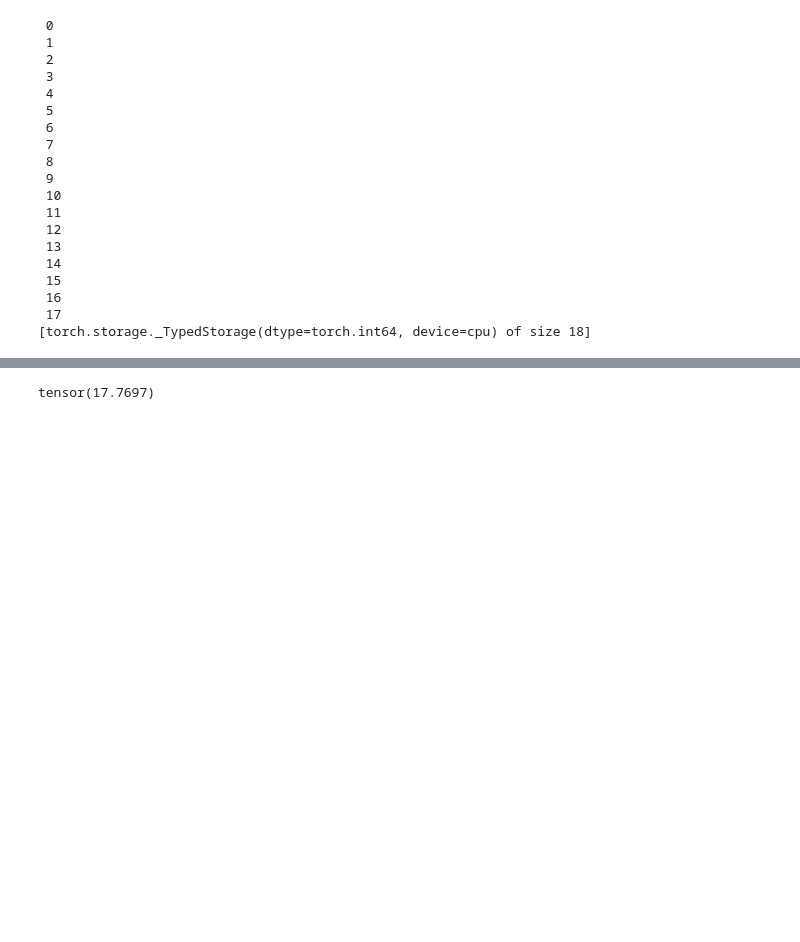
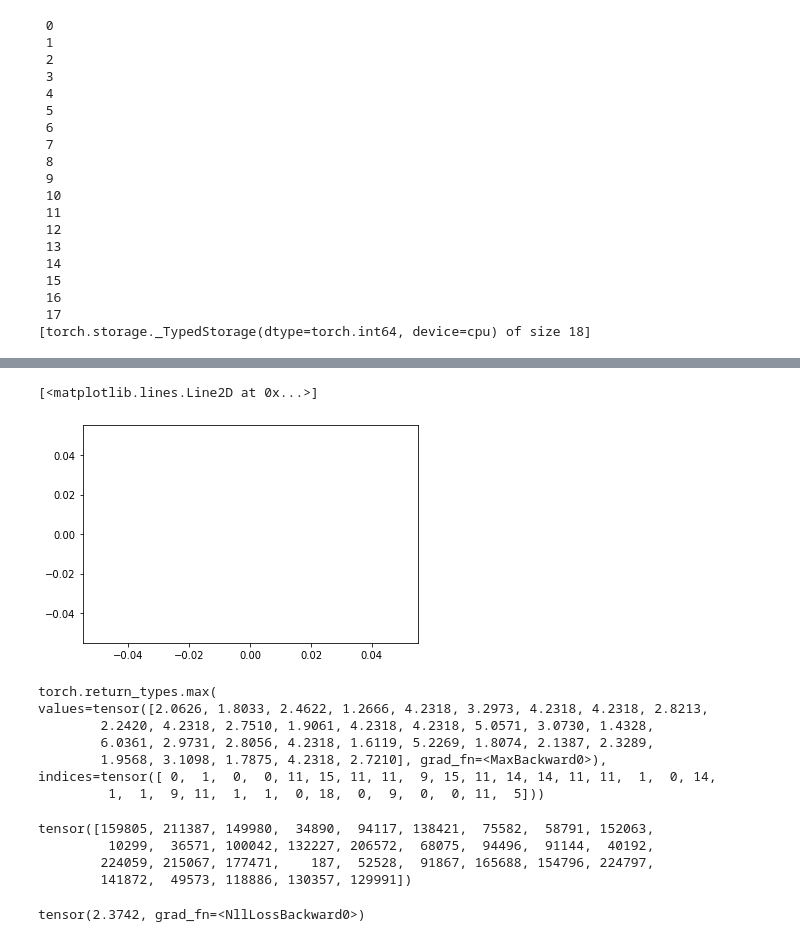
Before and after one commit to Meta-Sean/nn-zero-to-hero, a Jupyter notebook: follow-along/makemore_pt2.ipynb, the cells around one changed output, grey strips where cells are left out. Saved outputs shown, nothing was run; the diff lists cells and outputs as text; code cells hidden in the pictures; blank space fills up the shorter version.

```diff
--- a/follow-along/makemore_pt2.ipynb
+++ b/follow-along/makemore_pt2.ipynb
@@ -274,4 +314,30 @@ tensor(17.7697)
+# %%
+plt.plot(lri, lossi)
+# %% [output]
+[<matplotlib.lines.Line2D at 0x...>]
+[figure, added]
 # %%
-F.cross_entropy(logits, Y)
+logits.max(1)
 # %% [output]
-tensor(17.7697)
+torch.return_types.max(
+values=tensor([2.0626, 1.8033, 2.4622, 1.2666, 4.2318, 3.2973, 4.2318, 4.2318, 2.8213,
+        2.2420, 4.2318, 2.7510, 1.9061, 4.2318, 4.2318, 5.0571, 3.0730, 1.4328,
+        6.0361, 2.9731, 2.8056, 4.2318, 1.6119, 5.2269, 1.8074, 2.1387, 2.3289,
+        1.9568, 3.1098, 1.7875, 4.2318, 2.7210], grad_fn=<MaxBackward0>),
+indices=tensor([ 0,  1,  0,  0, 11, 15, 11, 11,  9, 15, 11, 14, 14, 11, 11,  1,  0, 14,
+         1,  1,  9, 11,  1,  1,  0, 18,  0,  9,  0,  0, 11,  5]))
+# %%
+torch.randint(0, X.shape[0], (32, ))
+# %% [output]
+tensor([159805, 211387, 149980,  34890,  94117, 138421,  75582,  58791, 152063,
+         10299,  36571, 100042, 132227, 206572,  68075,  94496,  91144,  40192,
+        224059, 215067, 177471,    187,  52528,  91867, 165688, 154796, 224797,
+        141872,  49573, 118886, 130357, 129991])
+# %%
+emb = C[Xdev] # (32, 3, 10)
+h = torch.tanh(emb.view(-1, 6) @ W1 + b1)
+logits = h @ W2 + b2 # (32, 27)
+loss = F.cross_entropy(logits, Ydev)
+loss
+# %% [output]
+tensor(2.3742, grad_fn=<NllLossBackward0>)
```
Also changed, not shown: parts of 26 cells of this notebook.
